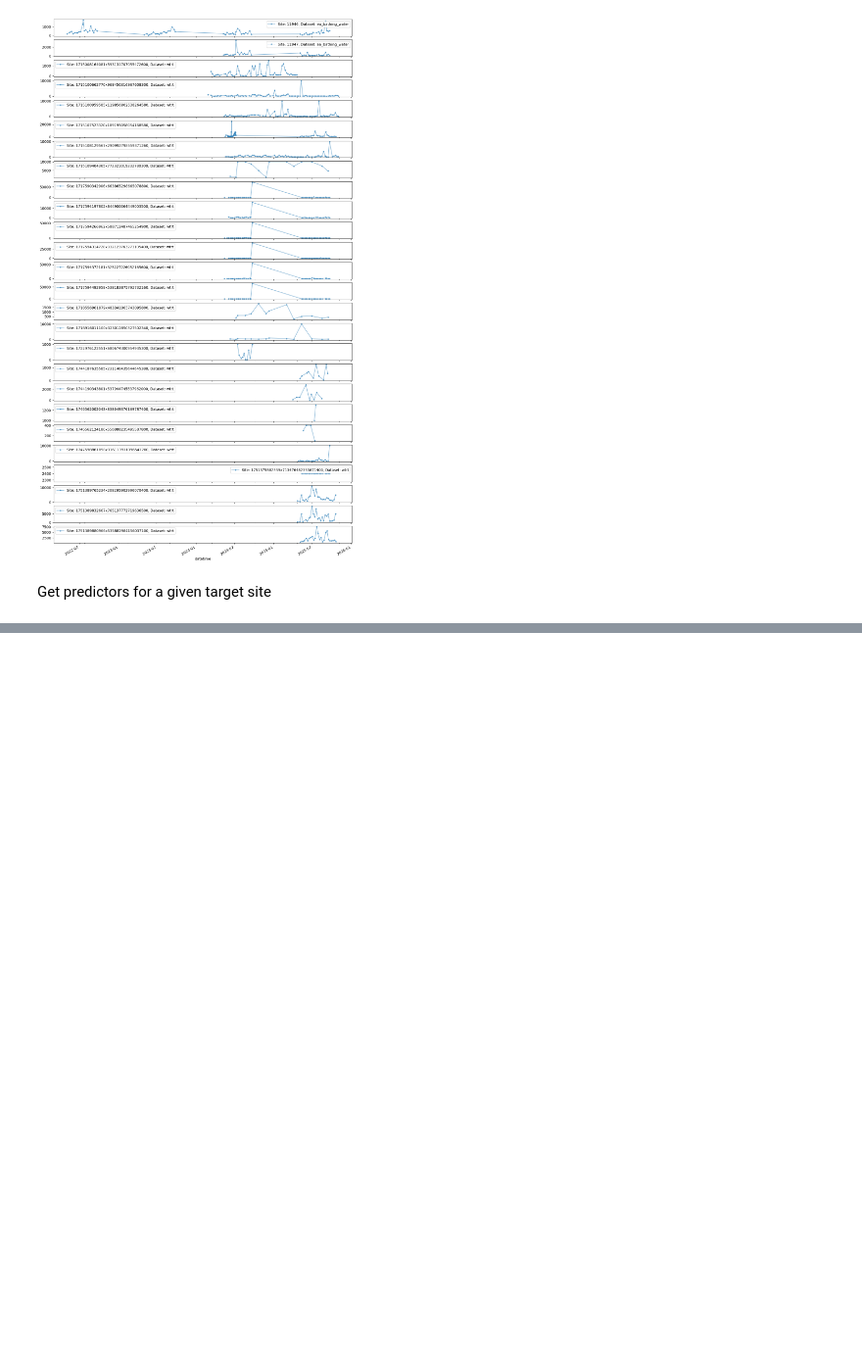
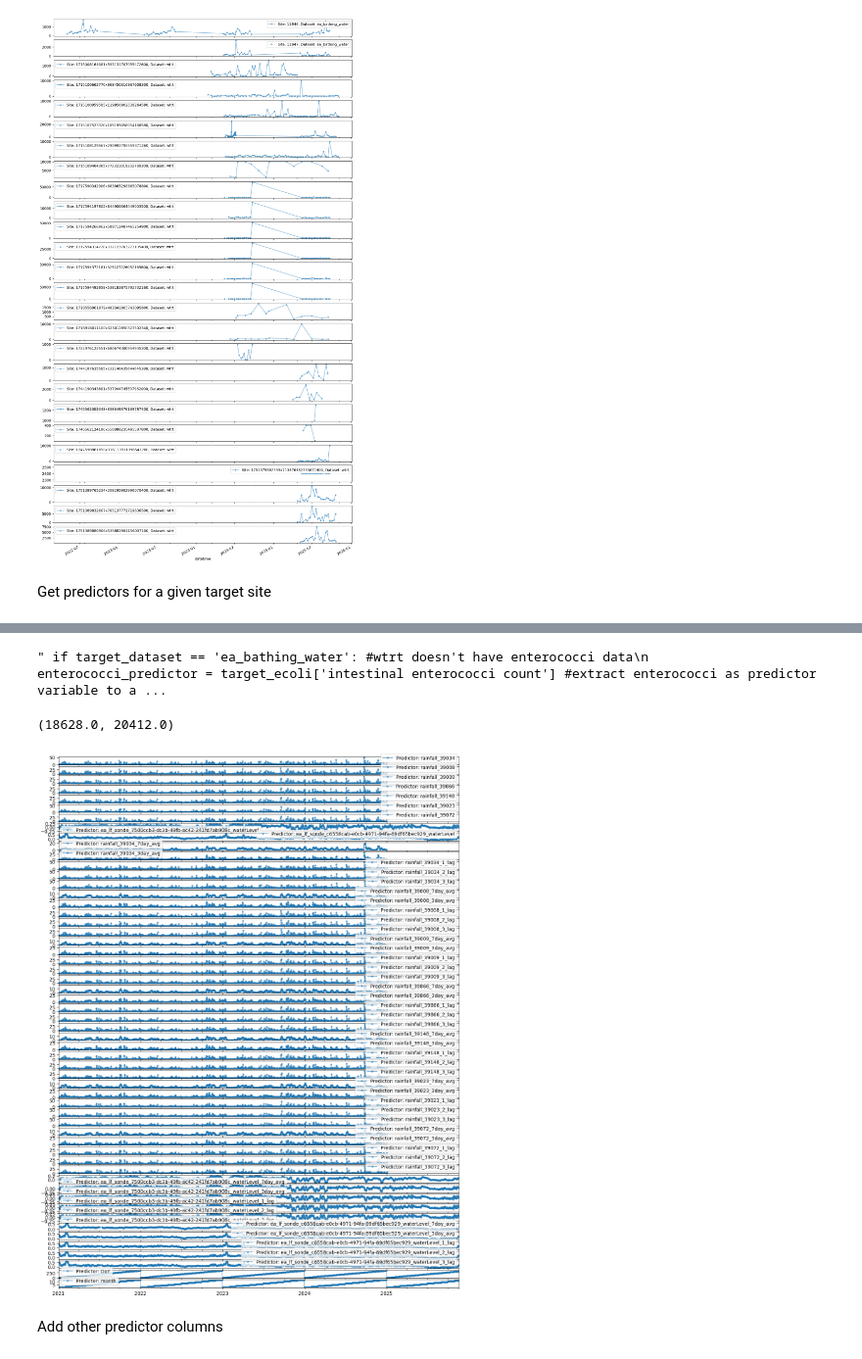
Before and after one commit to jeannielynnmoulton/swimming-safety-prediction, a Jupyter notebook: analysing_data.ipynb, the cells around one changed output, grey strips where cells are left out. Shown at 98% size. Saved outputs shown, nothing was run; the diff lists cells and outputs as text; code cells hidden in the pictures; blank space fills up the shorter version.

```diff
--- a/analysing_data.ipynb
+++ b/analysing_data.ipynb
@@ -263,0 +124,10 @@ df_predictors
+# %%
+data_to_keep = ['rainfall','ea_lf_sonde'] # only keep best predictor datasets
+
+nearby_dfs = {}
+
+for data in data_to_keep:
+    nearby_dfs[data] = pd.DataFrame()
+    for site in nearby_dfs_all.keys():
+        nearby_dfs[data] = pd.concat([nearby_dfs[data], nearby_dfs_all[site][data]])
+    nearby_dfs[data] = nearby_dfs[data].drop_duplicates(subset=['properties.id'])
@@ -263,0 +226,42 @@ df_predictors
+# %%
+#bring all time series into a common dataframe
+
+df_predictors = pd.DataFrame(index = dates_complete)
+
+for dataset_name, df in timeseries_dfs.items():
+    df_predictors = pd.concat([df_predictors, df], axis=1)
+
+""" if target_dataset == 'ea_bathing_water': #wtrt doesn't have enterococci data
+    enterococci_predictor = target_ecoli['intestinal enterococci count'] #extract enterococci as predictor variable to add to other predictors
+    df_predictors = pd.concat([df_predictors, enterococci_predictor], axis=1) """
+# %% [output]
+" if target_dataset == 'ea_bathing_water': #wtrt doesn't have enterococci data\n    enterococci_predictor = target_ecoli['intestinal enterococci count'] #extract enterococci as predictor variable to a ...
+# %%
+for col in df_predictors.columns:
+    #rolling weekly average
+    df_predictors[f'{col}_7day_avg'] = df_predictors[col].rolling(window=7).mean()
+    df_predictors[f'{col}_3day_avg'] = df_predictors[col].rolling(window=3).mean()
+    df_predictors[f'{col}_1_lag'] = df_predictors[col].shift(1)
+    df_predictors[f'{col}_2_lag'] = df_predictors[col].shift(2)
+    df_predictors[f'{col}_3_lag'] = df_predictors[col].shift(3)
+
+    #yesterday's value
+    #df_predictors[f'{col}_lag_1'] = df_predictors[col].shift(1)
+
+df_predictors['DoY'] = df_predictors.index.dayofyear
+df_predictors['month'] = df_predictors.index.month
+# %%
+no_predictors = len(df_predictors.columns)
+fig, ax = plt.subplots(no_predictors, figsize=(15, 20), sharex = True)
+
+for i, column in enumerate(df_predictors.columns):
+    df_predictors[column].plot(ax=ax[i], alpha = 0.5, label = f'Predictor: {column}', style='.-')
+    ax[i].legend()
+
+#ax[0].set_xlim(datetime.date(2023, 5, 1), datetime.date(2023, 10, 1))
+ax[0].set_xlim(df_predictors.index.min(), df_predictors.index.max())
+# %% [output]
+(18628.0, 20412.0)
+[figure, added]
+# %% [markdown]
+Add other predictor columns
```
Also changed, not shown: parts of 76 cells of this notebook.
